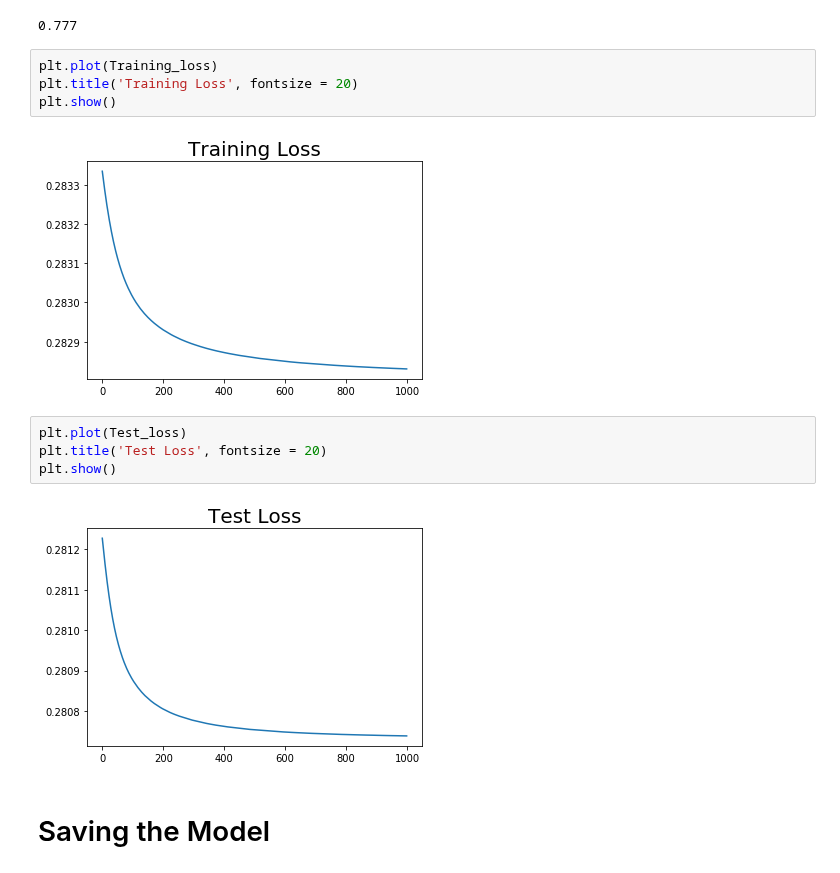
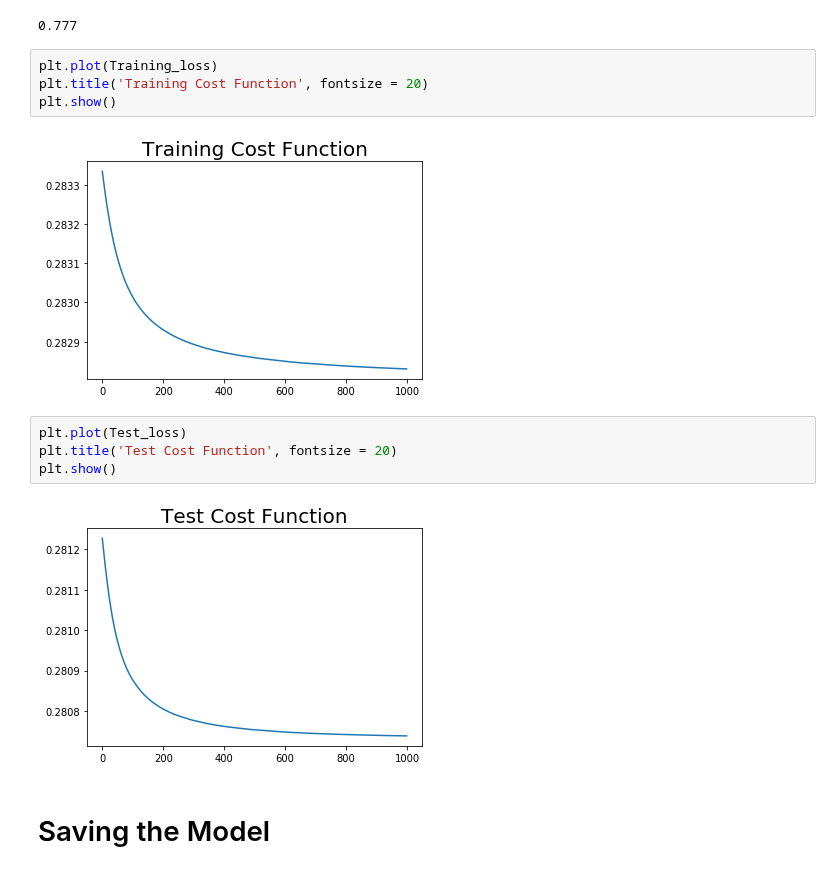
Before and after one commit to samruddhichitnis02/Tensorflow, a Jupyter notebook: Classification_Tensorflow.ipynb, the cells around one changed output. Saved outputs shown, nothing was run; the diff lists cells and outputs as text.

```diff
--- a/Classification_Tensorflow.ipynb
+++ b/Classification_Tensorflow.ipynb
@@ -369,16 +369,16 @@ print(accuracy_score(y_test, pred))
 0.777
 # %%
 plt.plot(Training_loss)
-plt.title('Training Loss', fontsize = 20)
+plt.title('Training Cost Function', fontsize = 20)
 plt.show()
 # %% [output]
-[figure, old version]
+[figure, new version]
 # %%
 plt.plot(Test_loss)
-plt.title('Test Loss', fontsize = 20)
+plt.title('Test Cost Function', fontsize = 20)
 plt.show()
 # %% [output]
-[figure, old version]
+[figure, new version]
 # %% [markdown]
 # Saving the Model
 # %%
```
Also changed, not shown: parts of 1 cell of this notebook.
